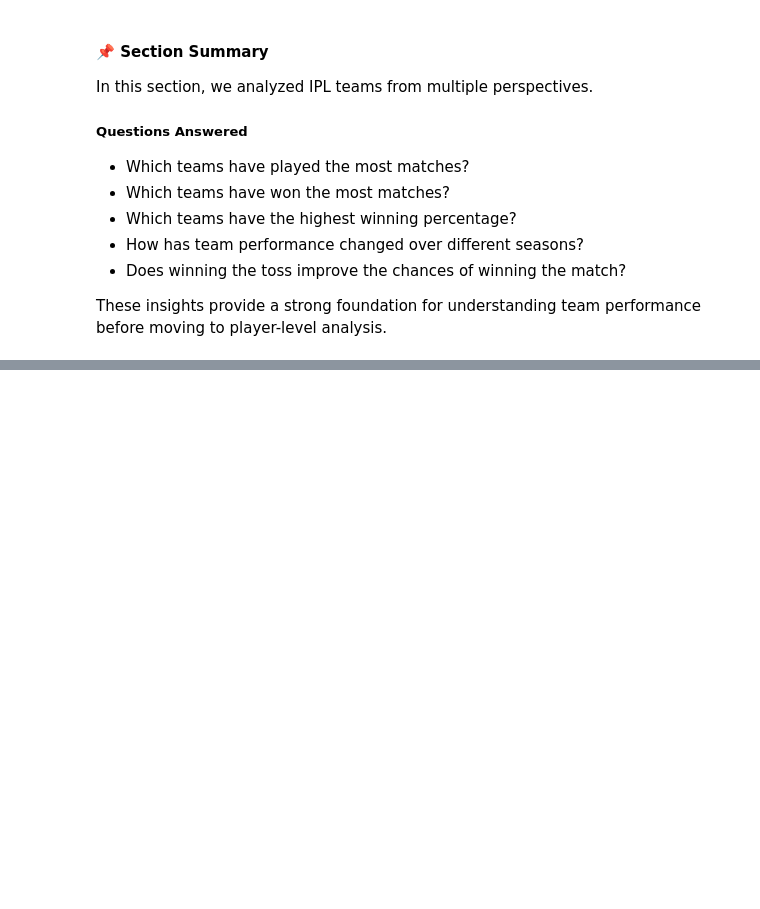
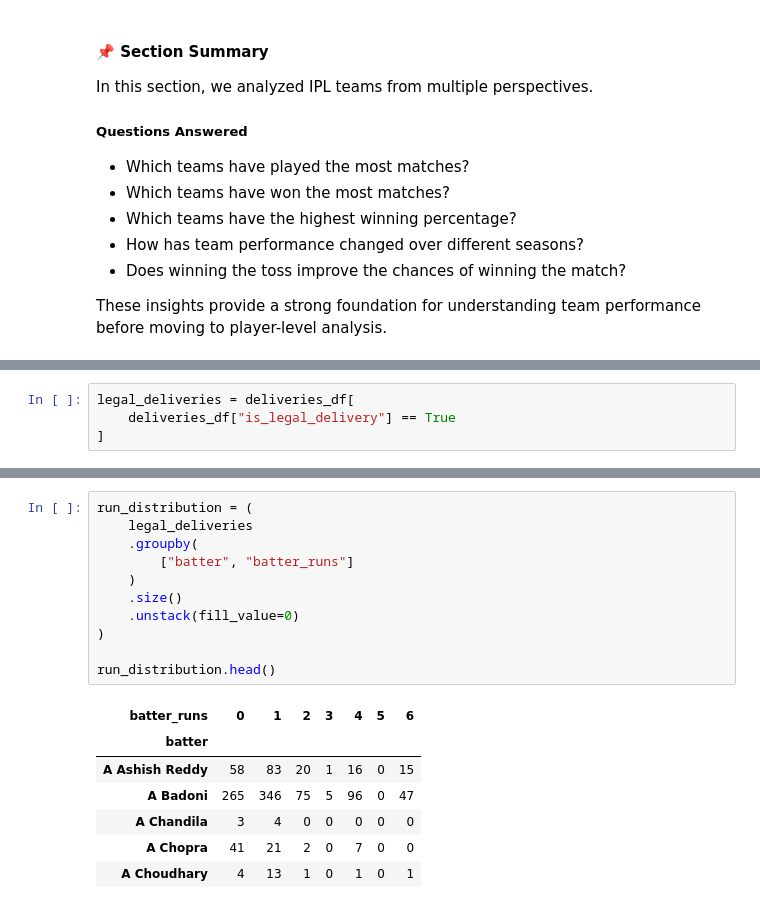
Before and after one commit to Abhilash0079/MachineLearningProjects, a Jupyter notebook: Professional-Cricket-Analytics/notebooks/03_EDA.ipynb, the cells around one changed output, grey strips where cells are left out. Saved outputs shown, nothing was run; the diff lists cells and outputs as text; blank space fills up the shorter version.

```diff
--- a/Professional-Cricket-Analytics/notebooks/03_EDA.ipynb
+++ b/Professional-Cricket-Analytics/notebooks/03_EDA.ipynb
@@ -1111,0 +1418,4 @@ These insights provide a strong foundation for understanding team performance be
+# %%
+legal_deliveries = deliveries_df[
+    deliveries_df["is_legal_delivery"] == True
+]
@@ -1111,0 +1590,19 @@ These insights provide a strong foundation for understanding team performance be
+# %%
+run_distribution = (
+    legal_deliveries
+    .groupby(
+        ["batter", "batter_runs"]
+    )
+    .size()
+    .unstack(fill_value=0)
+)
+
+run_distribution.head()
+# %% [output]
+| batter_runs | 0 | 1 | 2 | 3 | 4 | 5 | 6 |
+| batter |  |  |  |  |  |  |  |
+| A Ashish Reddy | 58 | 83 | 20 | 1 | 16 | 0 | 15 |
+| A Badoni | 265 | 346 | 75 | 5 | 96 | 0 | 47 |
+| A Chandila | 3 | 4 | 0 | 0 | 0 | 0 | 0 |
+| A Chopra | 41 | 21 | 2 | 0 | 7 | 0 | 0 |
+| A Choudhary | 4 | 13 | 1 | 0 | 1 | 0 | 1 |
```
Also changed, not shown: parts of 142 cells of this notebook.
